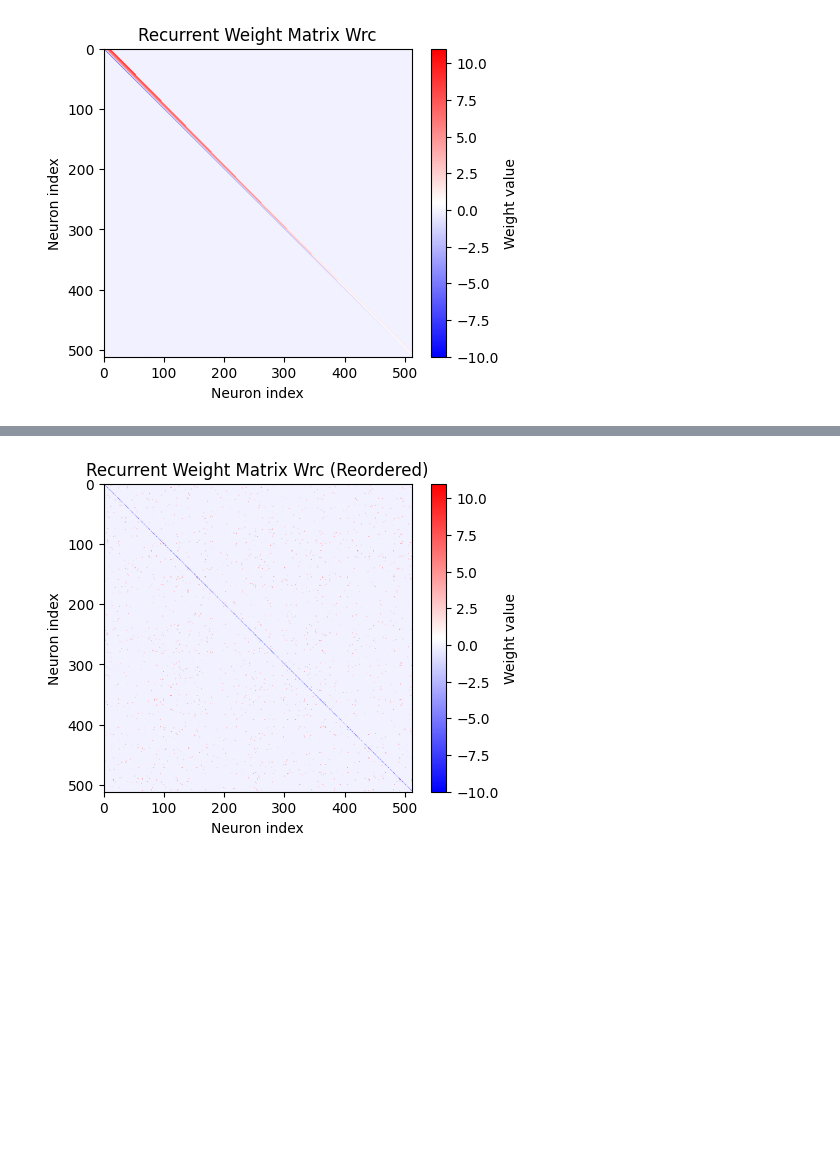
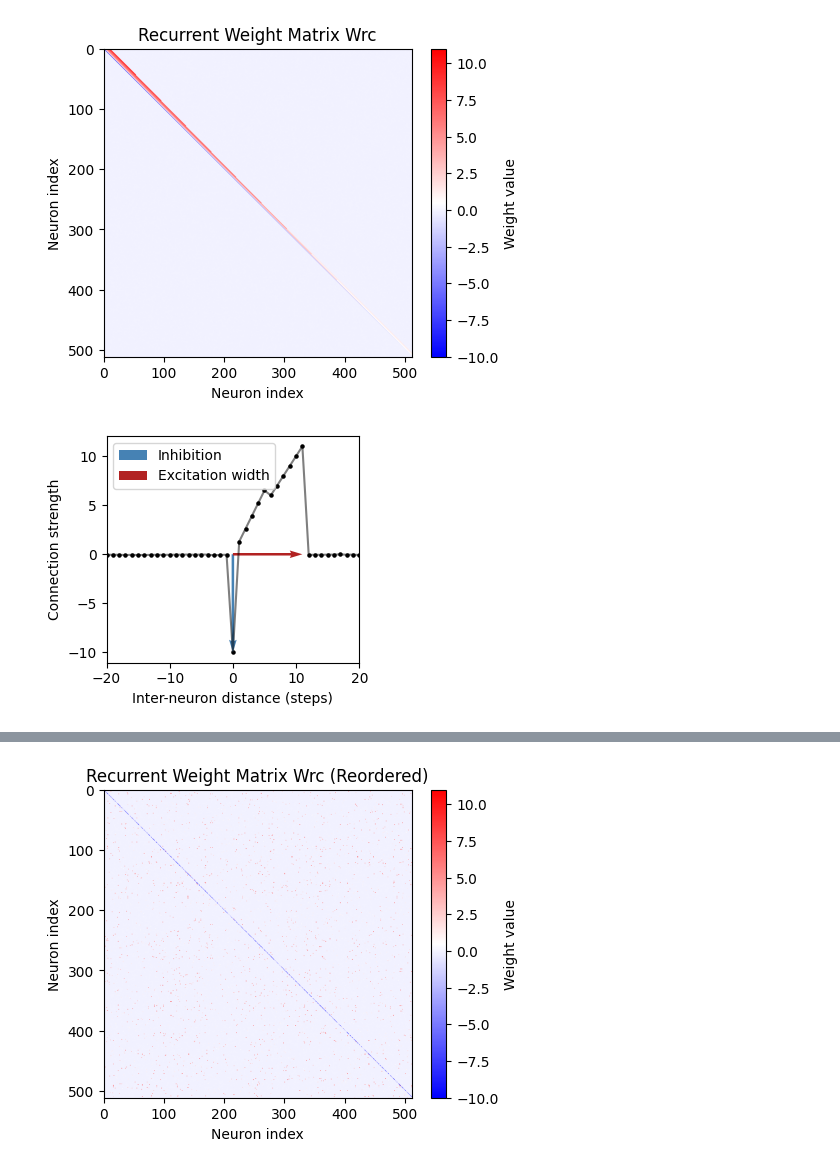
Before and after one commit to qrsyu/STCell, a Jupyter notebook: code/theory_exp/final_test_Wrc.ipynb, the cells around one changed output, grey strips where cells are left out. Cells and saved outputs as stored; diff of their text form; code cells hidden in the pictures; blank space fills up the shorter version.

Commit message:
new plots

```diff
--- a/code/theory_exp/final_test_Wrc.ipynb
+++ b/code/theory_exp/final_test_Wrc.ipynb
@@ -105,3 +105,36 @@ plt.show()
 np.save('Wrc_theory.npy', Wrc)
 # %% [output]
 [figure]
+# %%
+# Plot the first row of Wrc
+
+row_idx = 0
+N = Wrc.shape[0]
+row = Wrc[row_idx]
+
+# roll so the minimum lands at the center index
+imin = row_idx
+center = N // 2                      # choose left-of-center for even N
+rolled = np.roll(row, center - imin)
+
+# x coordinates aligned to integer steps and containing 0 exactly
+x = np.arange(N) - center            # works for even/odd N
+
+plt.figure(figsize=(3.5,3))
+plt.scatter(x, rolled, s=5, color='black')
+plt.plot(x, rolled, color='black', alpha=0.5)
+plt.xlabel('Inter-neuron distance (steps)')
+plt.ylabel('Connection strength')
+
+
+plt.quiver(0, 0, 0, min(rolled),
+           angles='xy', scale_units='xy', scale=1, color='steelblue', width=0.01, label='Inhibition')
+plt.quiver(0, 0, np.argmax(rolled)-center, 0,
+           angles='xy', scale_units='xy', scale=1, color='firebrick', width=0.01, label='Excitation width')
+
+plt.xlim(-20, 20)
+plt.legend(loc='best')
+plt.tight_layout()
+plt.savefig('Wrc_connectivity.png', dpi=500, transparent=True)
+# %% [output]
+[figure, added]
```
Also changed, not shown: parts of 2 cells of this notebook, 5 other files.
